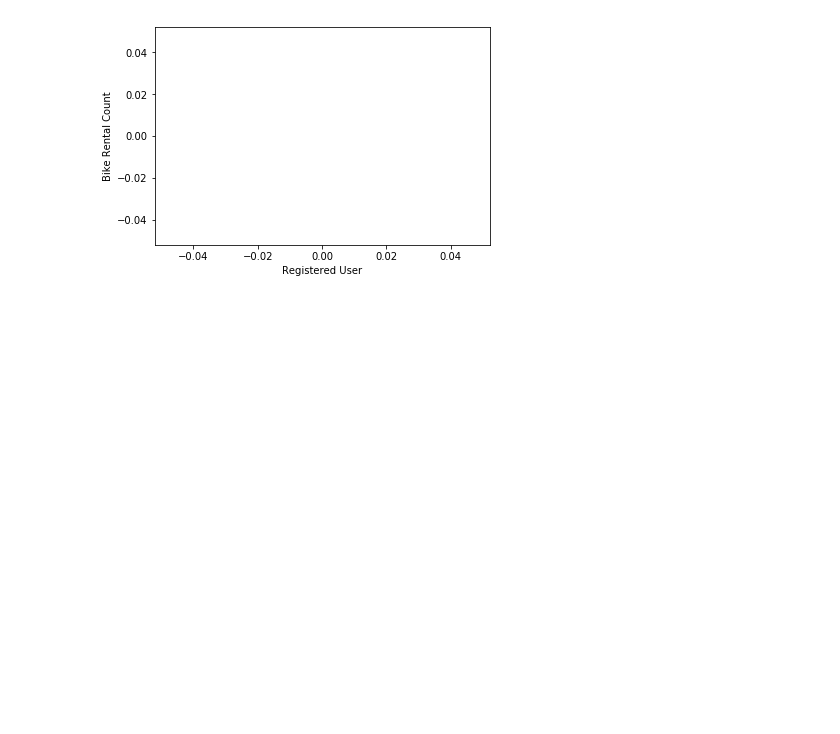
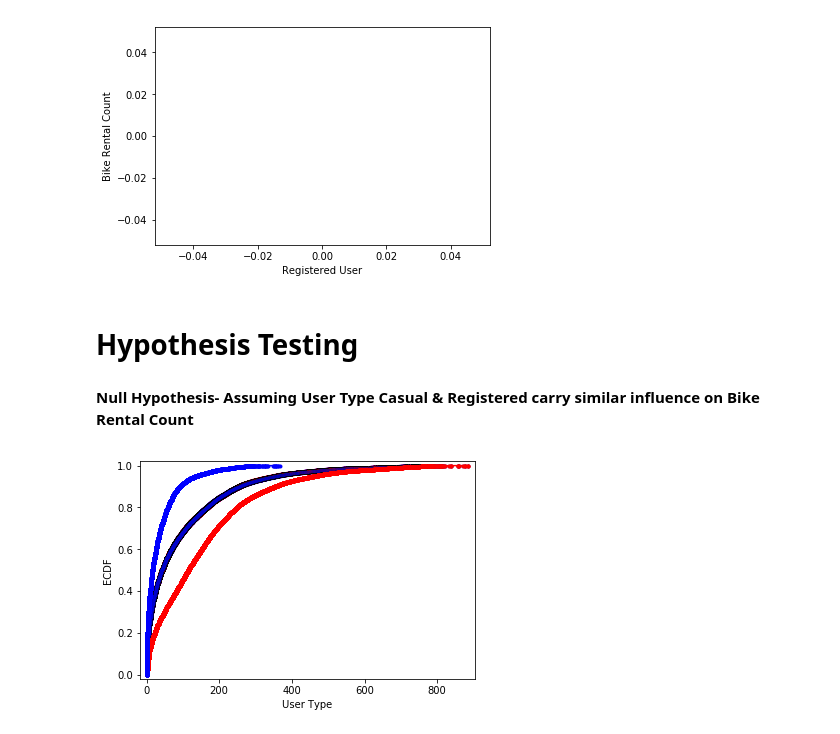
Before and after one commit to rashi-n/Machine-Learning-Projects, a Jupyter notebook: Capstone Projects/CS I - EDA & Inferential Statistics.ipynb, the cells around one changed output. Saved outputs shown, nothing was run; the diff lists cells and outputs as text; code cells hidden in the pictures; blank space fills up the shorter version.

```diff
--- a/Capstone Projects/CS I - EDA & Inferential Statistics.ipynb
+++ b/Capstone Projects/CS I - EDA & Inferential Statistics.ipynb
@@ -448,3 +448,62 @@ plt.show()
 # %% [output]
 [figure]
 [figure]
+# %% [markdown]
+<h1> Hypothesis Testing
+# %% [markdown]
+<B> Null Hypothesis- Assuming User Type Casual & Registered carry similar influence on Bike Rental Count
+# %%
+def permutation_sample(data1, data2):
+    """Generate a permutation sample from two data sets."""
+
+    # Concatenate the data sets: data
+    data = np.concatenate((data1, data2))
+
+    # Permute the concatenated array: permuted_data
+    permuted_data = np.random.permutation(data)
+
+    # Split the permuted array into two: perm_sample_1, perm_sample_2
+    perm_sample_1 = permuted_data[:len(data1)]
+    perm_sample_2 = permuted_data[len(data1):]
+
+    return perm_sample_1, perm_sample_2
+
+for _ in range(50):
+    # Generate permutation samples
+    perm_sample_1, perm_sample_2 = permutation_sample(
+                                    stats['registered'], stats['casual'])
+
+    # Compute and plot ECDF from permutation sample 1
+    x1 = np.sort(perm_sample_1)
+    y1 = np.arange(1,len(x1)+1)/float(len(x1))
+
+    # Compute and plot ECDF from permutation sample 2
+    x2 = np.sort(perm_sample_2)
+    y2 = np.arange(1,len(x2)+1)/float(len(x2))
+
+
+    # Plot ECDFs of permutation sample
+    _ = plt.plot(x1, y1, marker='.', linestyle='none',
+                 color='red', alpha=0.02)
+    _ = plt.plot(x2, y2, marker='.', linestyle='none',
+                 color='blue', alpha=0.02)
+# Compute and plot ECDF from original 'registered'
+x1 = np.sort(stats['registered'])
+y1 = np.arange(1,len(x)+1)/float(len(x))
+
+_ = plt.plot(x1, y1, marker='.', color= 'red')
+
+# Compute and plot ECDF from original 'casual'
+x2 = np.sort(stats['casual'])
+y2 = np.arange(1,len(x2)+1)/float(len(x2))
+
+_ = plt.plot(x2, y2, marker='.', color= 'blue')
+# Make margins and label axes
+plt.margins(0.02)
+_ = plt.xlabel('User Type')
+_ = plt.ylabel('ECDF')
+
+# Show the plot
+plt.show()
+# %% [output]
+[figure, added]
```
Also changed, not shown: parts of 3 cells of this notebook, 22 other files.
